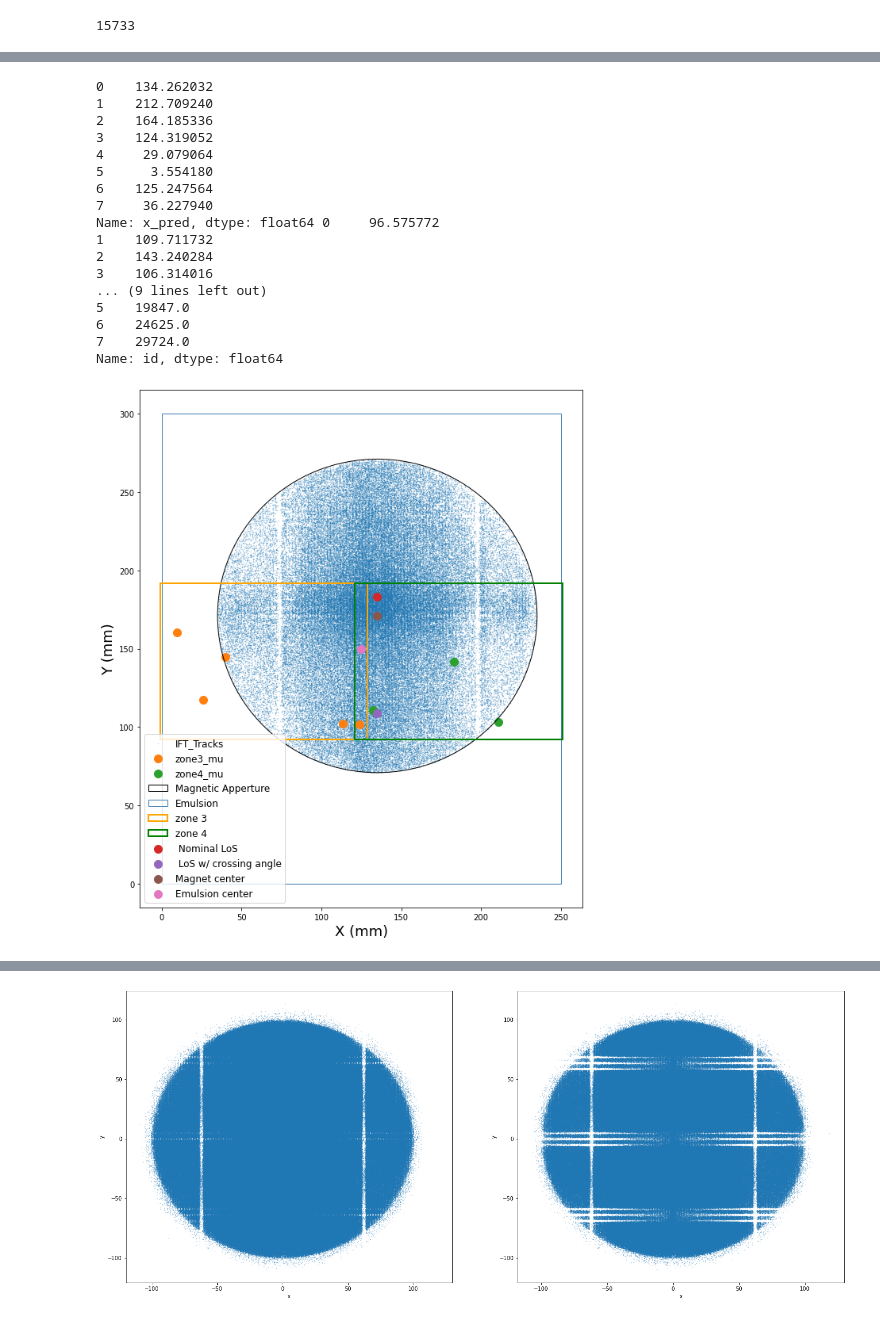
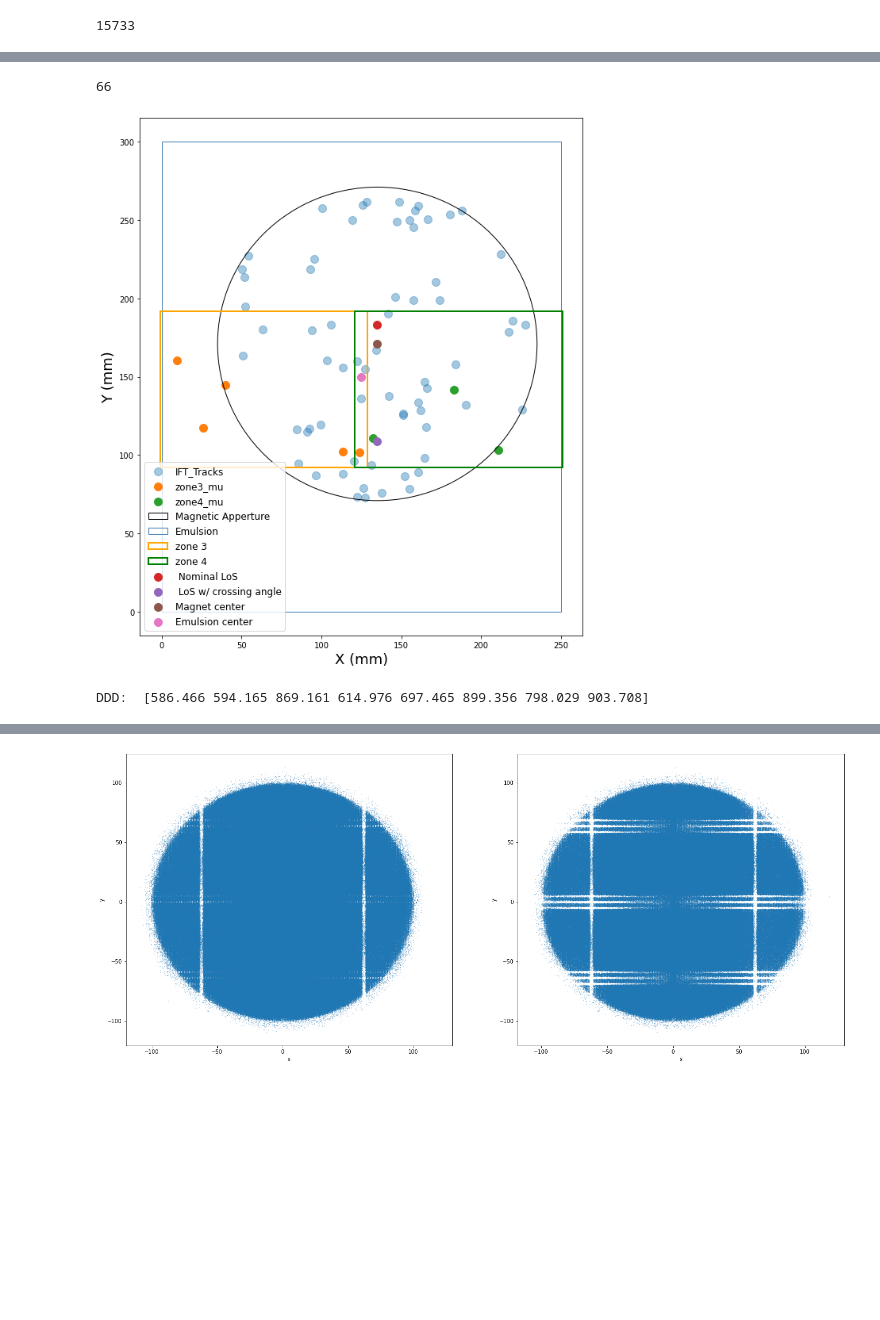
Before and after one commit to alig146/Emulsion-IFT-Matching, a Jupyter notebook: emulsion_IFT_matching.ipynb, the cells around one changed output, grey strips where cells are left out. Drawn from its saved outputs; the diff is of its cells as text; code cells hidden in the pictures; blank space fills up the shorter version.

```diff
--- a/emulsion_IFT_matching.ipynb
+++ b/emulsion_IFT_matching.ipynb
@@ -808,6 +900,7 @@ ift = f_track['trackParam'].arrays(['fitParam_x',
                       'VetoSt20_raw_charge',
                       'VetoSt21_raw_charge',
                       'fitParam_y',
+                      'fitParam_z',
                       'fitParam_px',
                       'fitParam_py',
                       'fitParam_pz',
@@ -862,20 +988,20 @@ att
 # %%
 ift_filter = ak.where((np.sqrt(ift['fitParam_x']**2 + ift['fitParam_y']**2) <= 100)
                       & (ift['fitParam_chi2'] < 100)
-                      & (ak.num(ift['fitParam_align_id']) > 17)
+                      & (ak.num(ift['fitParam_align_id']) == 24)
                       & (np.sqrt(ift.fitParam_px**2 + ift.fitParam_py**2 + ift.fitParam_pz**2) > 200)
-                      & (abs(tx) < 0.005)
-                      & (abs(ty) < 0.005)
+#                       & (abs(tx) < 0.005)
+#                       & (abs(ty) < 0.005)
 #                       & (np.arctan(np.sqrt(tx**2 + ty**2)) <= 0.46)
 #                       & (np.arctan(np.sqrt(tx**2 + ty**2)) >= 0.005)
-#                       & (ift.VetoNu0_raw_charge<40)
-#                       & (ift.VetoNu1_raw_charge<40)
-                      & (ift.VetoSt20_raw_charge > 40)
-                      & (ift.VetoSt21_raw_charge > 40)
-                      & (ift.Preshower0_raw_charge > 2.5)
-                      & (ift.Preshower1_raw_charge > 2.5)
-                      & (ift.Calo0_raw_charge > 0.1)
-                      & (ift.Calo1_raw_charge > 0.1)
-                      & (ift.Calo2_raw_charge > 0.1)
-                      & (ift.Calo3_raw_charge > 0.1))
+                      & (ift.VetoNu0_raw_charge<67)
+                      & (ift.VetoNu1_raw_charge<67))
+#                       & (ift.VetoSt20_raw_charge > 40)
+#                       & (ift.VetoSt21_raw_charge > 40)
+#                       & (ift.Preshower0_raw_charge > 2.5)
+#                       & (ift.Preshower1_raw_charge > 2.5))
+#                       & (ift.Calo0_raw_charge > 0.1)
+#                       & (ift.Calo1_raw_charge > 0.1)
+#                       & (ift.Calo2_raw_charge > 0.1)
+#                       & (ift.Calo3_raw_charge > 0.1))
 # %%
@@ -1046,69 +1181,57 @@ plt.show()
 # %%
 plt.figure(figsize=(10, 12))
-
-plt.scatter(ift['fitParam_x'][ift_filter]+125+10, ift['fitParam_y'][ift_filter]+171, s=0.1, alpha=0.5, label='IFT_Tracks')
+print(len(ift['fitParam_x'][ift_filter]))
+plt.scatter(ift['fitParam_x'][ift_filter]+125+10, ift['fitParam_y'][ift_filter]+171, s=100, alpha=0.4, label='IFT_Tracks')
 plt.scatter(z3_x_values/1e3 - 1, z3_y_values/1e3 + 92, s=100, label='zone3_mu')
 plt.scatter(x_values/1e3 + 121, y_values/1e3 + 92, s=100, label='zone4_mu')
-print(emu.x_pred, emu.y_pred, emu.id)
+# print(emu.x_pred, emu.y_pred, emu.id)
 
 from matplotlib.patches import Rectangle, Circle
 
 circle = Circle((125+10, 171), 100, edgecolor='black', facecolor='none', label='Magnetic Apperture')
 plt.gca().add_patch(circle)
 
 rect = Rectangle((0, 0), 250, 300, edgecolor='steelblue', facecolor='none', label='Emulsion')
 plt.gca().add_patch(rect)
 
 rect = Rectangle((-1, 92), 130, 100, edgecolor='orange', facecolor='none', label='zone 3', linewidth=2)
 plt.gca().add_patch(rect)
 
 rect = Rectangle((121, 92), 130, 100, edgecolor='green', facecolor='none', label='zone 4', linewidth=2)
 plt.gca().add_patch(rect)
 
 plt.scatter(125+10, 183, s=100, label=' Nominal LoS')
 plt.scatter(125+10, 109, s=100, label=' LoS w/ crossing angle')
 plt.scatter(125+10, 171, s=100, label='Magnet center')
 plt.scatter(125, 150, s=100, label='Emulsion center')
 
 
 
 plt.xlabel('X (mm)', fontsize=18)
 plt.ylabel('Y (mm)', fontsize=18)
 plt.legend(fontsize=12, loc='lower left')
 plt.show()
 # %% [output]
-0    134.262032
-1    212.709240
-2    164.185336
-3    124.319052
-4     29.079064
-5      3.554180
-6    125.247564
-7     36.227940
-Name: x_pred, dtype: float64 0     96.575772
-1    109.711732
-2    143.240284
-3    106.314016
-... (9 lines left out)
-5    19847.0
-6    24625.0
-7    29724.0
-Name: id, dtype: float64
+66
-[figure, old version]
+[figure, new version]
 # %%
 # distance from IFT to closest emulsion plate [mm]
 DistEmuIft = 555.84
 
 # Z position of module 0 and 2, which is smallest z position in IFT 1st layer
-module0_z = -1898.05 # mm
+module0_z = -1898.05 + 3000 # mm
 
 # Z position of module 4 and 6, which is largest z position in IFT 1st layer
-module4_z = -1885.25 # mm
+# module4_z = -1885.25 # mm
+module4_z = -1885.25 + 3000 # mm (in emulsion system)
+
 
 # Emulsion to IFT Extrapolation
 # Step 1: Emulsion to IFT module 4
-def emu2ift(x, y, tx, ty):
-    Dist_tot = DistEmuIft + np.abs(module0_z - module4_z)
+def emu2ift(x, y, z, tx, ty):
+#     Dist_tot = DistEmuIft + np.abs(module0_z - module4_z)
+    Dist_tot = np.abs(z - module0_z)
+    print("DDD: ", Dist_tot)
     x_pred = Dist_tot * tx + x
     y_pred = Dist_tot * ty + y
     return x_pred, y_pred
@@ -1116,11 +1239,11 @@ def emu2ift(x, y, tx, ty):
 combined_trans_emu_x = np.concatenate((x_values/1e3 + 121, z3_x_values/1e3 - 1))
 combined_trans_emu_y = np.concatenate((y_values/1e3 + 92, z3_y_values/1e3 + 92))
 
-emu_x_pred, emu_y_pred = emu2ift(combined_trans_emu_x, combined_trans_emu_y, combined_tx, combined_ty)
+emu_x_pred, emu_y_pred = emu2ift(combined_trans_emu_x, combined_trans_emu_y, combined_z/1e3, combined_tx, combined_ty)
 
-def ift2ift(x, y, tx, ty):
-    z=-1886.14
-    Dist_tot = np.abs(z - module4_z)
+def ift2ift(x, y, z, tx, ty):
+#     z=-1886.14
+    Dist_tot = np.abs(z - module0_z)
     x_pred = Dist_tot * tx + x
     y_pred = Dist_tot * ty + y
     return x_pred, y_pred
@@ -1129,4 +1252,6 @@ iftx = ift['fitParam_x'][ift_filter]+125+10
 ifty = ift['fitParam_y'][ift_filter]+171
 ifttx = tx[ift_filter]
 iftty = ty[ift_filter]
-ift_x_pred, ift_y_pred = ift2ift(iftx, ifty, ifttx, iftty)
+ift_x_pred, ift_y_pred = ift2ift(iftx, ifty, ift.fitParam_z[ift_filter]+3000, ifttx, iftty)
+# %% [output]
+DDD:  [586.466 594.165 869.161 614.976 697.465 899.356 798.029 903.708]
```
Also changed, not shown: parts of 47 cells of this notebook, 1 other file.
